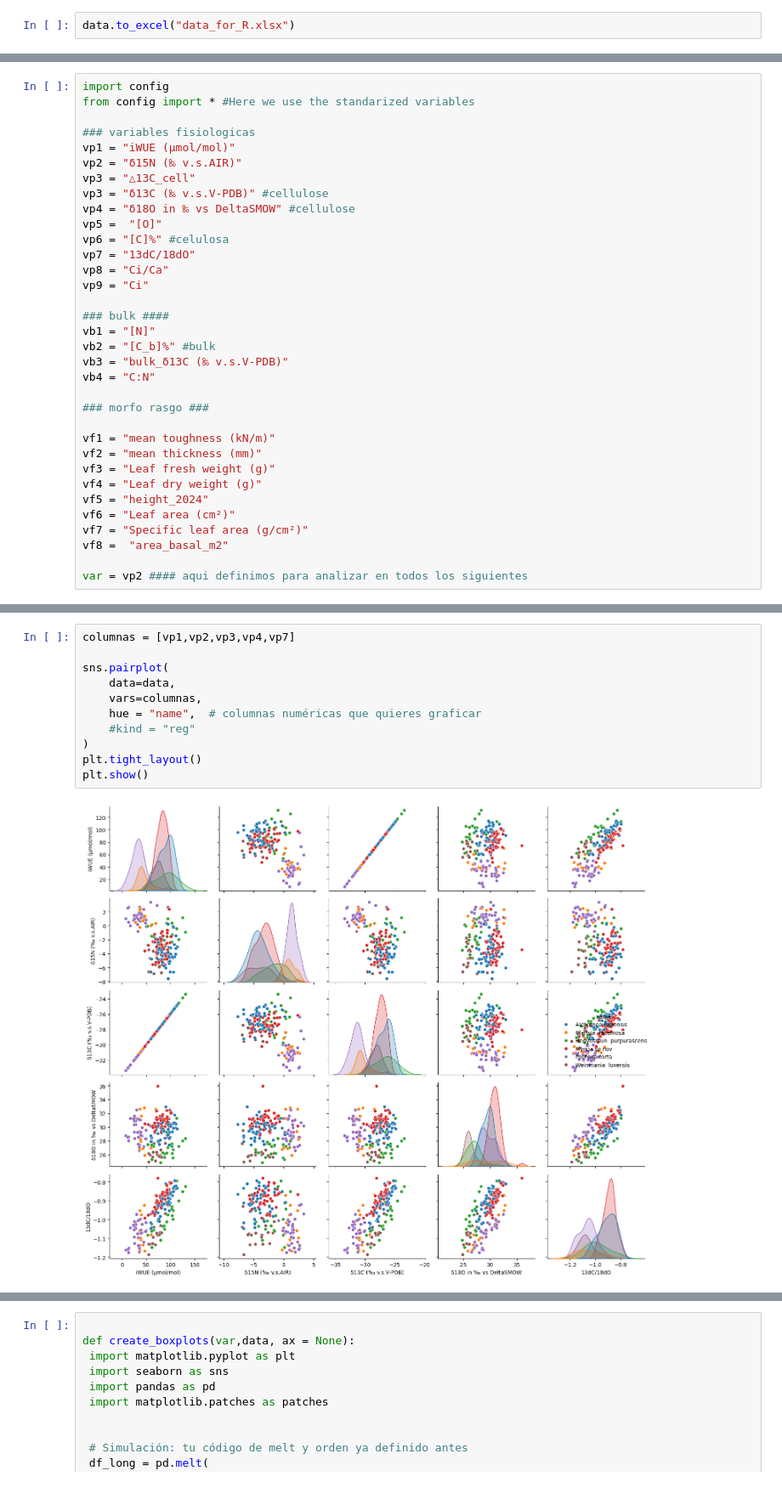
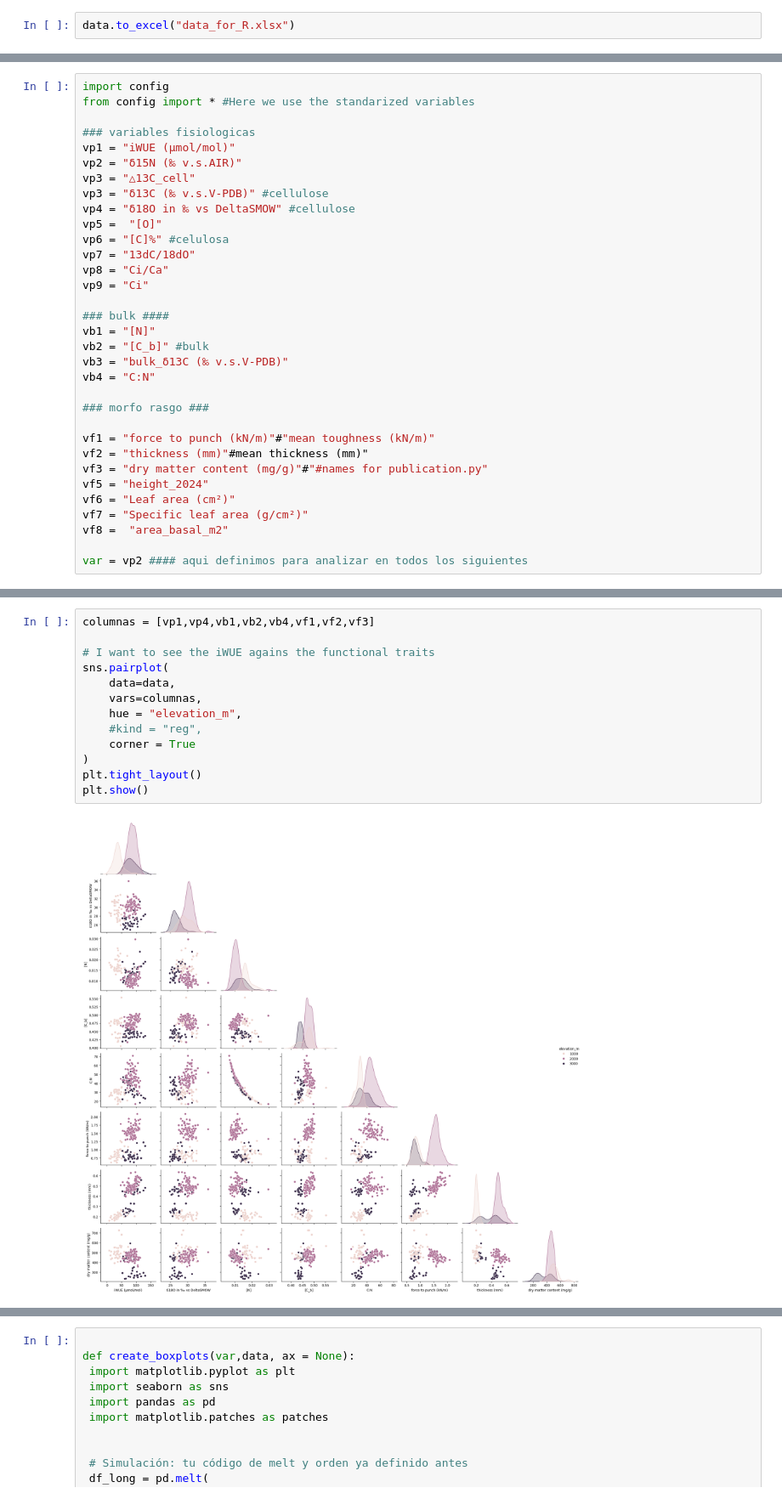
Before and after one commit to ajchavez94/NUMEX_preliminar, a Jupyter notebook: Preliminar.ipynb, the cells around one changed output, grey strips where cells are left out. Shown at 85% size. Saved outputs shown, nothing was run; the diff lists cells and outputs as text.

Commit message:
adding analysis on nutrients and traits

```diff
--- a/Preliminar.ipynb
+++ b/Preliminar.ipynb
@@ -103,16 +116,15 @@ vp9 = "Ci"
 
 ### bulk ####
 vb1 = "[N]"
-vb2 = "[C_b]%" #bulk
+vb2 = "[C_b]" #bulk
 vb3 = "bulk_δ13C (‰ v.s.V-PDB)"
 vb4 = "C:N"
 
 ### morfo rasgo ###
 
-vf1 = "mean toughness (kN/m)"
-vf2 = "mean thickness (mm)"
-vf3 = "Leaf fresh weight (g)"
-vf4 = "Leaf dry weight (g)"
+vf1 = "force to punch (kN/m)"#"mean toughness (kN/m)"
+vf2 = "thickness (mm)"#mean thickness (mm)"
+vf3 = "dry matter content (mg/g)"#"#names for publication.py"
 vf5 = "height_2024"
 vf6 = "Leaf area (cm²)"
 vf7 = "Specific leaf area (g/cm²)"
@@ -150,13 +137,15 @@ plt.show()
 # %%
-columnas = [vp1,vp2,vp3,vp4,vp7]
+columnas = [vp1,vp4,vb1,vb2,vb4,vf1,vf2,vf3]
 
+# I want to see the iWUE agains the functional traits
 sns.pairplot(
     data=data,
     vars=columnas,
-    hue = "name",  # columnas numéricas que quieres graficar
-    #kind = "reg"
+    hue = "elevation_m",
+    #kind = "reg",
+    corner = True
 )
 plt.tight_layout()
 plt.show()
 # %% [output]
-[figure, old version]
+[figure, new version]
```
Also changed, not shown: parts of 21 cells of this notebook, 3 other files.
